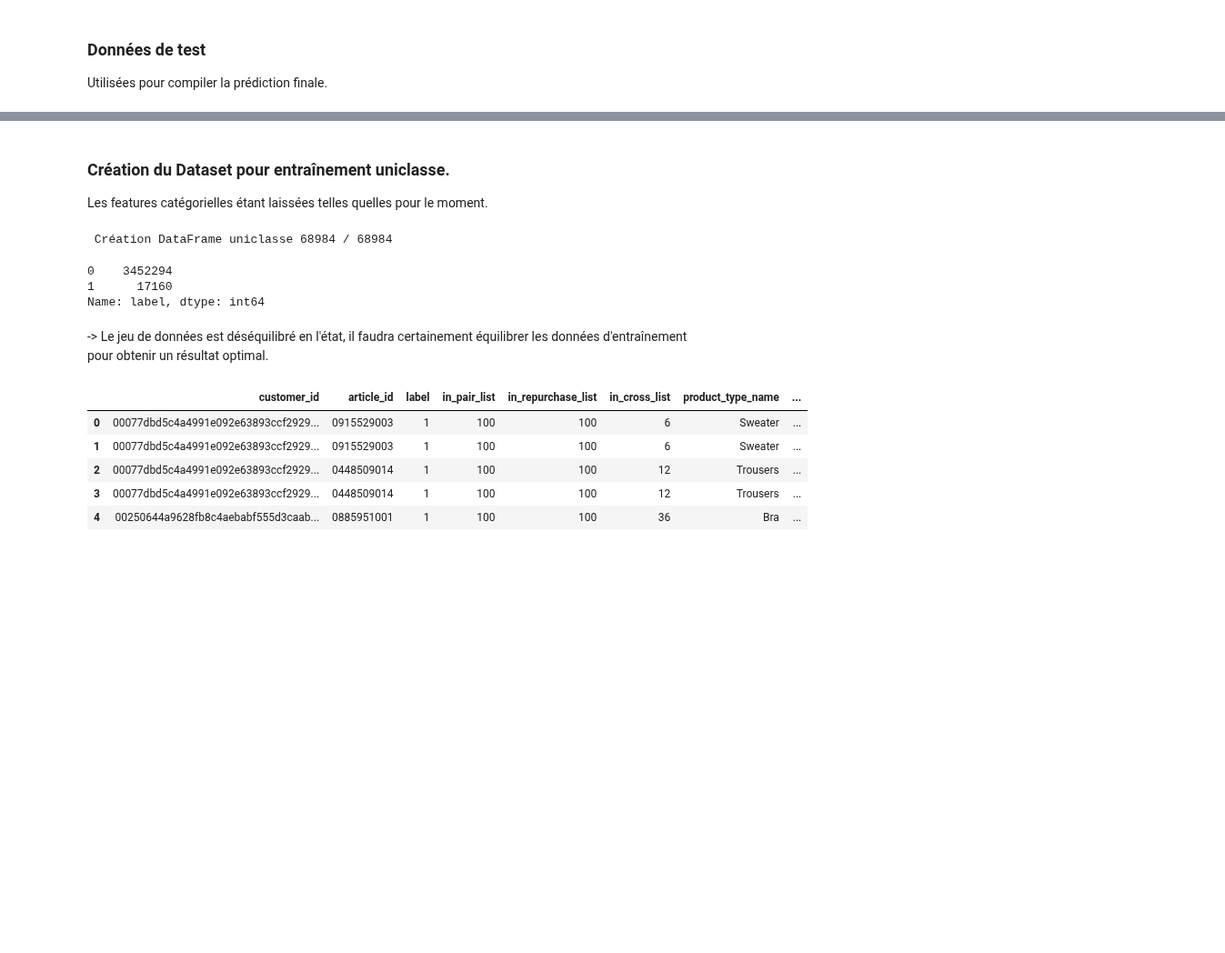
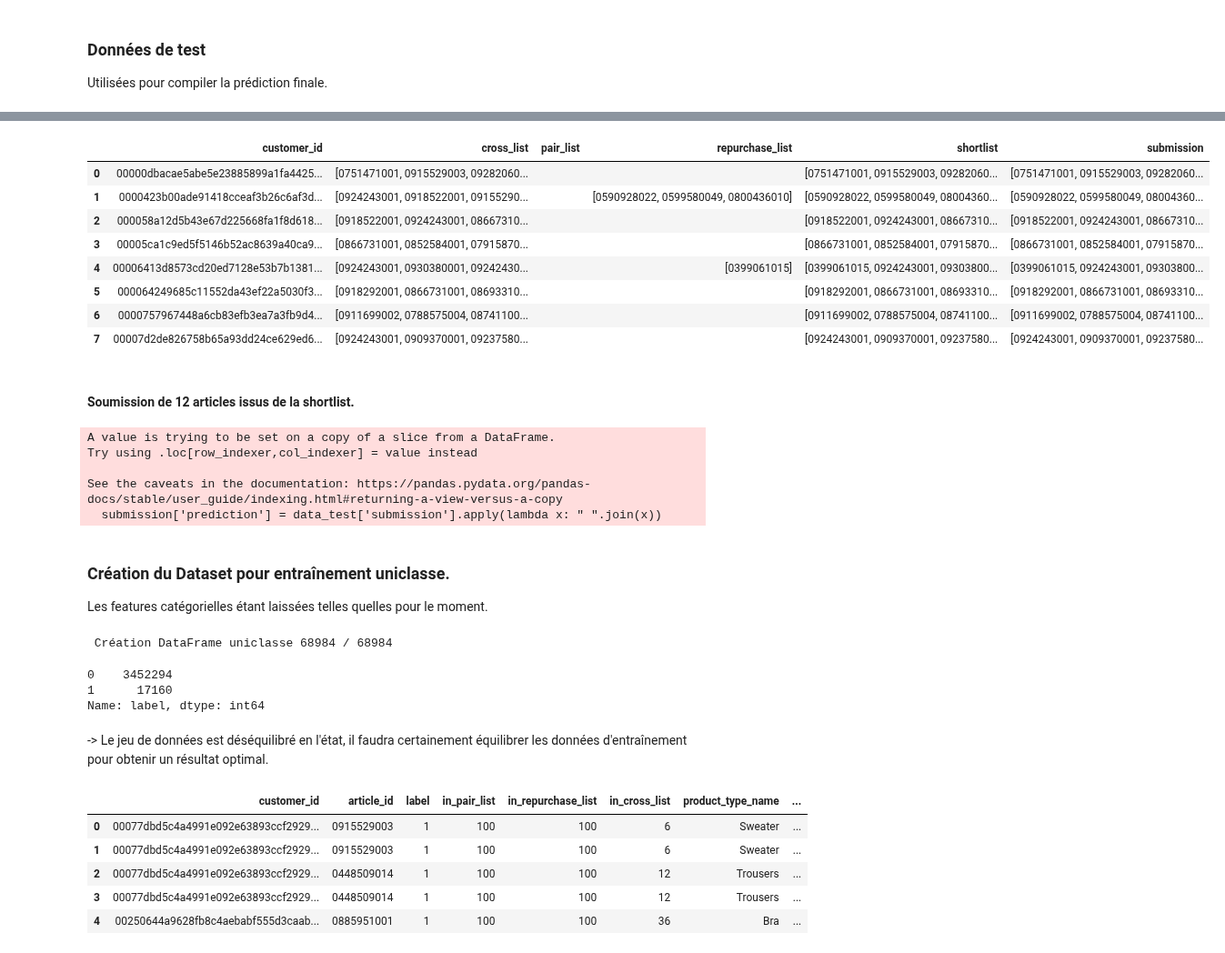
Before and after one commit to treb93/pyhm, a Jupyter notebook: second_iteration_dataset.ipynb, the cells around one changed output, grey strips where cells are left out. Shown at 91% size. Drawn from its saved outputs; the diff is of its cells as text; code cells hidden in the pictures; blank space fills up the shorter version.

Commit message:
Test set

```diff
--- a/second_iteration_dataset.ipynb
+++ b/second_iteration_dataset.ipynb
@@ -98,9 +98,13 @@ def get_cross_list(x):
     if len(top_sales_weighted) == 0:
         return []
 
-    return pd.concat(top_sales_weighted).nlargest(n = 50, columns = ['sales_cross_weighted'])['article_id'].tolist()
+    final_list = pd.concat(top_sales_weighted).groupby('article_id', as_index = False).agg(
+        sales_cross_weighted = ('sales_cross_weighted', 'max')
+    )
 
-def process_shortlist(raw):
+    return final_list.nlargest(n = 50, columns = ['sales_cross_weighted'])['article_id'].tolist()
+
+def process_shortlist(raw, shortlist_length = 50, repurchase_amount = 8, pair_amount = 29):
     shortlist = []
 
     i_1 = 0
@@ -108,15 +112,19 @@ def process_shortlist(raw):
     i_3 = 0
 
 
-    for n in range(0, 50):
-        if i_1 < 8 and i_1 < len(raw['repurchase_list']):
-            shortlist.append(raw['repurchase_list'][i_1])
+    while (len(shortlist) < shortlist_length) & (i_3 < len(raw['cross_list'])):
+        if i_1 < repurchase_amount and i_1 < len(raw['repurchase_list']):
+            article_id = raw['repurchase_list'][i_1]
             i_1 += 1
-        elif i_1 + i_2 < 35 and i_2 < len(raw['pair_list']):
-            shortlist.append(raw['pair_list'][i_2])
+        elif i_1 + i_2 < repurchase_amount + pair_amount and i_2 < len(raw['pair_list']):
+            article_id = raw['pair_list'][i_2]
             i_2 += 1
-        elif i_3 < len(raw['cross_list']):
-            shortlist.append(raw['cross_list'][i_3])
+        else:
+            article_id = raw['cross_list'][i_3]
             i_3 += 1
 
+        if article_id not in shortlist:
+            shortlist.append(article_id)
+
+
     return shortlist
@@ -302,3 +324,19 @@ data_train = data_train[['customer_id', 'purchased_list', 'cross_list', 'pair_li
+# %%
+data_test = pd.read_pickle('pickles/second_iteration_data_test_lists.pkl')
+# %%
+data_test['submission'] = data_test.apply(lambda x: process_shortlist(x, 12, 0, 12), axis = 1)
 # %%
-data_train.to_pickle('pickles/second_iteration_data_test_lists.pkl')
-data_train.head(8)
+data_test.to_pickle('pickles/second_iteration_data_test_lists.pkl')
+data_test.head(8)
+# %% [output]
+|  | customer_id | cross_list | pair_list | repurchase_list | shortlist | submission |
+| 0 | 00000dbacae5abe5e23885899a1fa4425... | [0751471001, 0915529003, 09282060... |  |  | [0751471001, 0915529003, 09282060... | [0751471001, 0915529003, 09282060... |
+| 1 | 0000423b00ade91418cceaf3b26c6af3d... | [0924243001, 0918522001, 09155290... |  | [0590928022, 0599580049, 0800436010] | [0590928022, 0599580049, 08004360... | [0590928022, 0599580049, 08004360... |
+| 2 | 000058a12d5b43e67d225668fa1f8d618... | [0918522001, 0924243001, 08667310... |  |  | [0918522001, 0924243001, 08667310... | [0918522001, 0924243001, 08667310... |
+| 3 | 00005ca1c9ed5f5146b52ac8639a40ca9... | [0866731001, 0852584001, 07915870... |  |  | [0866731001, 0852584001, 07915870... | [0866731001, 0852584001, 07915870... |
+| 4 | 00006413d8573cd20ed7128e53b7b1381... | [0924243001, 0930380001, 09242430... |  | [0399061015] | [0399061015, 0924243001, 09303800... | [0399061015, 0924243001, 09303800... |
+| 5 | 000064249685c11552da43ef22a5030f3... | [0918292001, 0866731001, 08693310... |  |  | [0918292001, 0866731001, 08693310... | [0918292001, 0866731001, 08693310... |
+| 6 | 0000757967448a6cb83efb3ea7a3fb9d4... | [0911699002, 0788575004, 08741100... |  |  | [0911699002, 0788575004, 08741100... | [0911699002, 0788575004, 08741100... |
+| 7 | 00007d2de826758b65a93dd24ce629ed6... | [0924243001, 0909370001, 09237580... |  |  | [0924243001, 0909370001, 09237580... | [0924243001, 0909370001, 09237580... |
+# %% [markdown]
+#### Soumission de 12 articles issus de la shortlist.
@@ -305,3 +345,13 @@ data_train.head(8)
+# %%
+submission = data_test[['customer_id']]
+submission['prediction'] = data_test['submission'].apply(lambda x: " ".join(x))
+submission.to_csv('submissions/submission_crosslist.csv', index = False)
+# %% [output]
+A value is trying to be set on a copy of a slice from a DataFrame.
+Try using .loc[row_indexer,col_indexer] = value instead
+
+See the caveats in the documentation: https://pandas.pydata.org/pandas-docs/stable/user_guide/indexing.html#returning-a-view-versus-a-copy
+  submission['prediction'] = data_test['submission'].apply(lambda x: " ".join(x))
 # %% [markdown]
 ### Création du Dataset pour entraînement uniclasse.
 Les features catégorielles étant laissées telles quelles pour le moment.
```
Also changed, not shown: parts of 13 cells of this notebook, 2 other files.
